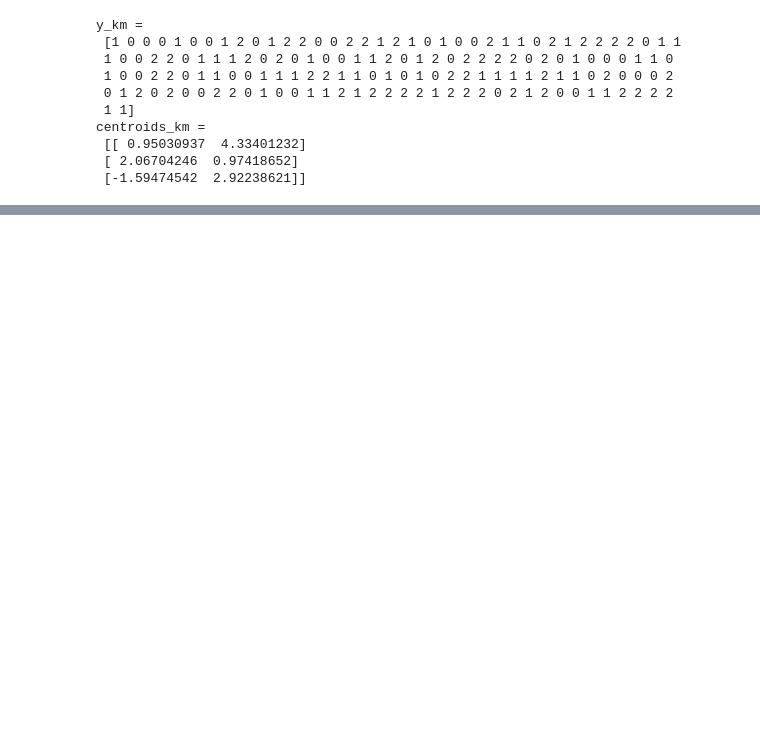
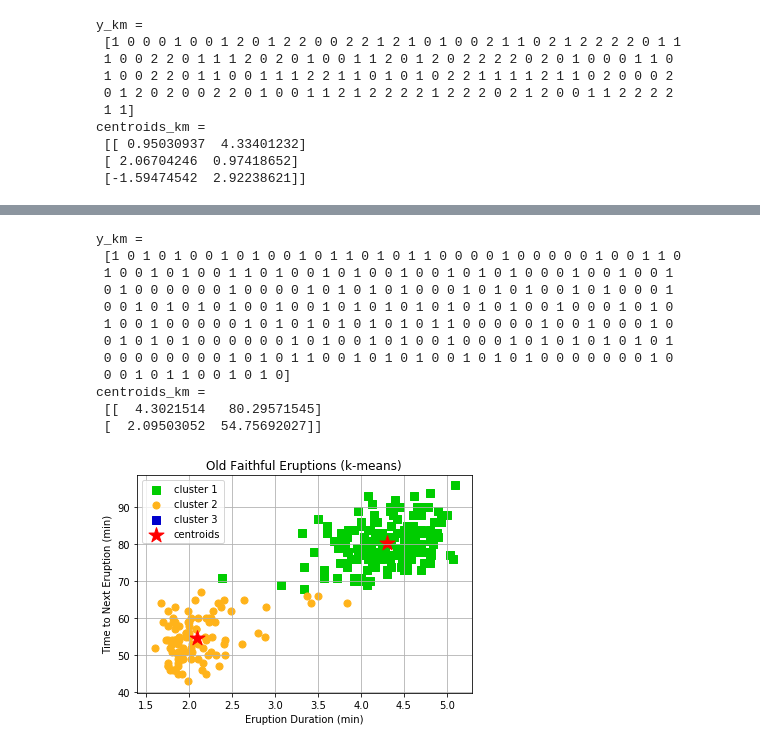
Before and after one commit to 1n4001/g11project06, a Jupyter notebook: kmeans.ipynb, the cells around one changed output, grey strips where cells are left out. Saved outputs shown, nothing was run; the diff lists cells and outputs as text; code cells hidden in the pictures; blank space fills up the shorter version.

```diff
--- a/kmeans.ipynb
+++ b/kmeans.ipynb
@@ -134,0 +263,53 @@ ValueError: The truth value of an array with more than one element is ambiguous.
+# %%
+df = pd.read_csv('Data/oldFaithful.csv',sep=',');
+
+X = df.as_matrix()
+y_km, centroids_km = kmeans(X, eta=0.1, n_clusters=2, random_state=0)
+print("y_km =\n", y_km)
+print("centroids_km =\n", centroids_km)
+
+plt.clf()
+plt.scatter(X[y_km==0, 0],
+            X[y_km==0, 1],
+            s=50,
+            c=[0, 0.8, 0],
+            marker='s',
+            label='cluster 1')
+plt.scatter(X[y_km==1, 0],
+            X[y_km==1, 1],
+            s=50,
+            c=[1, 0.7, 0.1],
+            marker='o',
+            label='cluster 2')
+plt.scatter(X[y_km==2, 0],
+            X[y_km==2, 1],
+            s=50,
+            c=[0, 0, 0.8],
+            marker='s',
+            label='cluster 3')
+plt.scatter(centroids_km[:, 0],
+            centroids_km[:, 1],
+            s=250,
+            marker='*',
+            c='red',
+            label='centroids')
+plt.legend()
+plt.grid()
+plt.title('Old Faithful Eruptions (k-means)')
+plt.xlabel('Eruption Duration (min)')
+plt.ylabel('Time to Next Eruption (min)')
+plt.show()
+# %% [output]
+y_km =
+ [1 0 1 0 1 0 0 1 0 1 0 0 1 0 1 1 0 1 0 1 1 0 0 0 0 1 0 0 0 0 0 1 0 0 1 1 0
+ 1 0 0 1 0 1 0 0 1 1 0 1 0 0 1 0 1 0 0 1 0 0 1 0 1 0 1 0 0 0 1 0 0 1 0 0 1
+ 0 1 0 0 0 0 0 0 1 0 0 0 0 1 0 1 0 1 0 1 0 0 0 1 0 1 0 1 0 0 1 0 1 0 0 0 1
+ 0 0 1 0 1 0 1 0 1 0 0 1 0 0 1 0 1 0 1 0 1 0 1 0 1 0 1 0 0 1 0 0 0 1 0 1 0
+ 1 0 0 1 0 0 0 0 0 1 0 1 0 1 0 1 0 1 0 1 0 1 1 0 0 0 0 0 1 0 0 1 0 0 0 1 0
+ 0 1 0 1 0 1 0 0 0 0 0 0 1 0 1 0 0 1 0 1 0 0 1 0 0 0 1 0 1 0 1 0 1 0 1 0 1
+ 0 0 0 0 0 0 0 0 1 0 1 0 1 1 0 0 1 0 1 0 1 0 0 1 0 1 0 1 0 0 0 0 0 0 0 1 0
+ 0 0 1 0 1 1 0 0 1 0 1 0]
+centroids_km =
+ [[  4.3021514   80.29571545]
+ [  2.09503052  54.75692027]]
+[figure, added]
```
Also changed, not shown: parts of 9 cells of this notebook.
